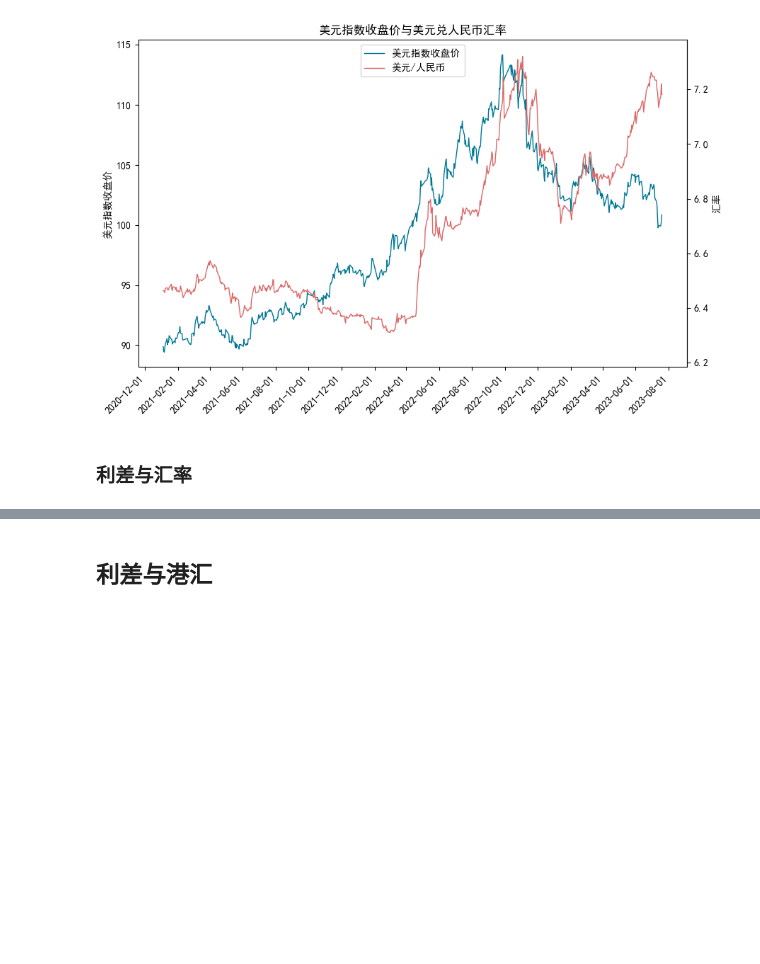
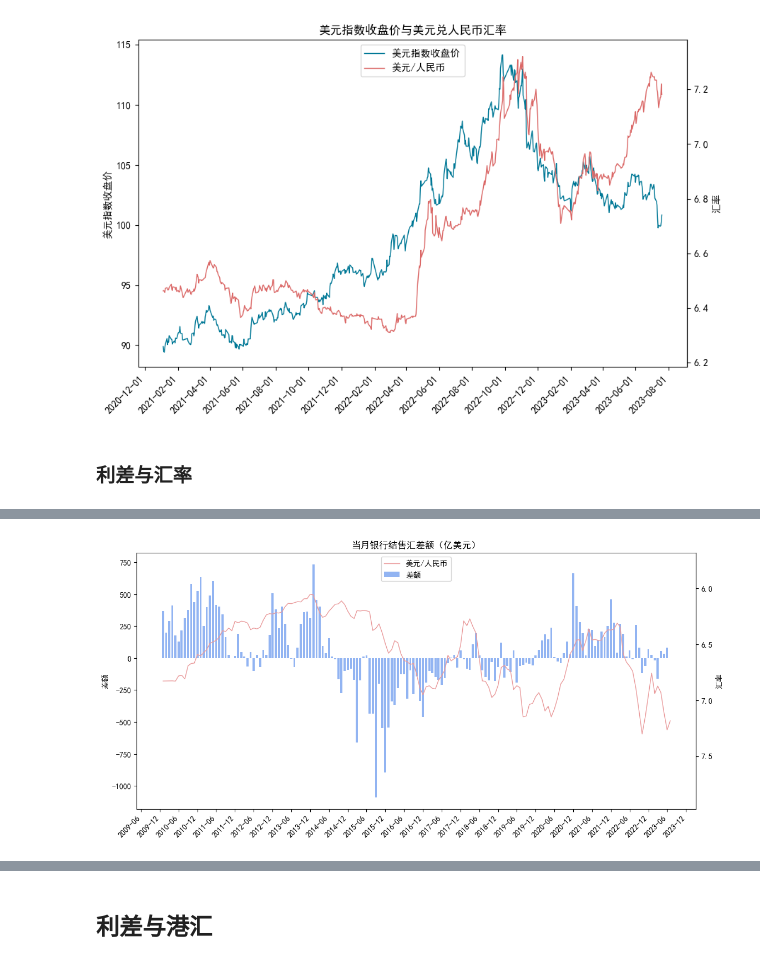
Before and after one commit to SiruoTu/RMB-index2, a Jupyter notebook: Transform.ipynb, the cells around one changed output, grey strips where cells are left out. Cells and saved outputs as stored; diff of their text form; code cells hidden in the pictures; blank space fills up the shorter version.

```diff
--- a/Transform.ipynb
+++ b/Transform.ipynb
@@ -746,0 +782,45 @@ plt.show()
+# %%
+data_file = '中国_银行结售汇差额_当月值.xlsx'
+data_path = os.path.join(data_dir, data_file)
+Exchange_Rate_Spread_table = pd.read_excel(data_path).dropna()
+Exchange_Rate_Spread_table.columns = ['Time', 'Exchange_Rate_Spread']
+Exchange_Rate_Spread_table['Time'] = pd.to_datetime(Exchange_Rate_Spread_table['Time'])
+
+Exchange_Rate_Spread_table['year'] = Exchange_Rate_Spread_table['Time'].dt.year
+Exchange_Rate_Spread_table['month'] = Exchange_Rate_Spread_table['Time'].dt.month
+Exchange_Rate_Spread_table['year_month'] = Exchange_Rate_Spread_table['year'].astype(str) + '-' + Exchange_Rate_Spread_table['month'].astype(str)
+Exchange_Rate_Spread_table['year_month'] = pd.to_datetime(Exchange_Rate_Spread_table['year_month'])
+# %%
+# 计算y2
+y2 = -FXRate_table_monthly['FXRate_z'] * Exchange_Rate_Spread_table['Exchange_Rate_Spread'].std() + Exchange_Rate_Spread_table['Exchange_Rate_Spread'].mean()
+
+# 绘制折线图
+fig, ax = plt.subplots(figsize=(13, 6))
+ax.bar(Exchange_Rate_Spread_table['year_month'], Exchange_Rate_Spread_table['Exchange_Rate_Spread'], label='差额', color='#6495ED', alpha = 0.7, width=20)
+ax.plot(FXRate_table_monthly['year_month'], y2, label='美元/人民币', color='#ea9c9d', linewidth=1)
+
+# 设置x轴刻度
+ax.xaxis.set_major_locator(MonthLocator(interval=6))
+ax.xaxis.set_major_formatter(DateFormatter('%Y-%m'))
+plt.setp(ax.get_xticklabels(), rotation=45, ha='right')
+
+# 设置y轴次坐标轴
+def y2y2(y):
+    return (-y + Exchange_Rate_Spread_table['Exchange_Rate_Spread'].mean()) / Exchange_Rate_Spread_table['Exchange_Rate_Spread'].std() * FXRate_table_monthly['FXRate'].std() + FXRate_table_monthly['FXRate'].mean()
+ax2 = ax.secondary_yaxis('right', functions=(y2y2, y2y2))
+
+# 设置图例和坐标轴标签
+ax.legend(loc='upper center')
+ax.set_xlabel('')
+ax.set_ylabel('差额')
+ax2.set_ylabel('汇率')
+
+# 设置标题
+ax.set_title('当月银行结售汇差额（亿美元）')
+
+plt.savefig("figure/银行结售汇差额与美元兑人民币汇率.png")
+
+# 显示图形
+plt.show()
+# %% [output]
+[figure, added]
```
Also changed, not shown: parts of 19 cells of this notebook, 25 other files.
